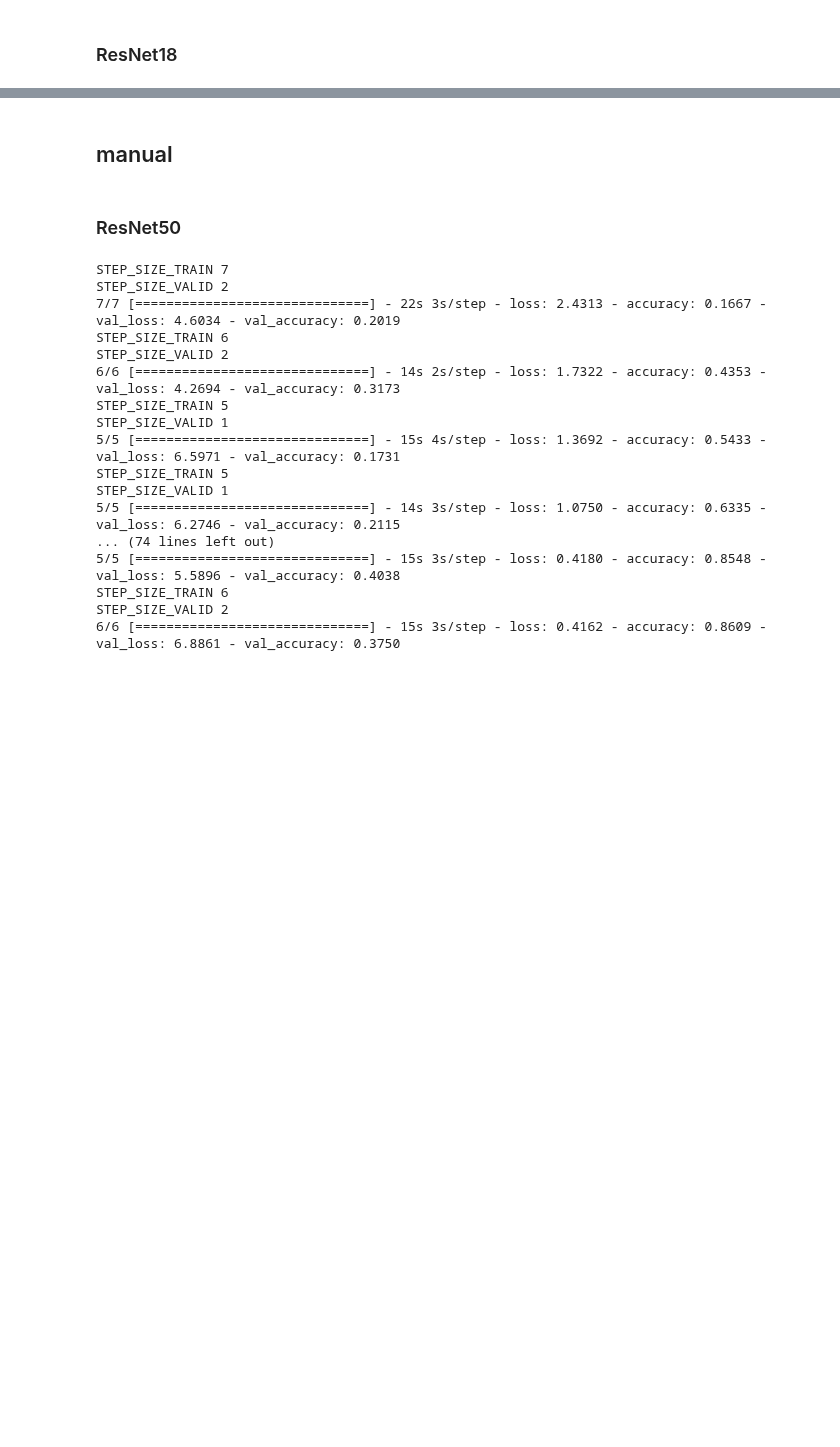
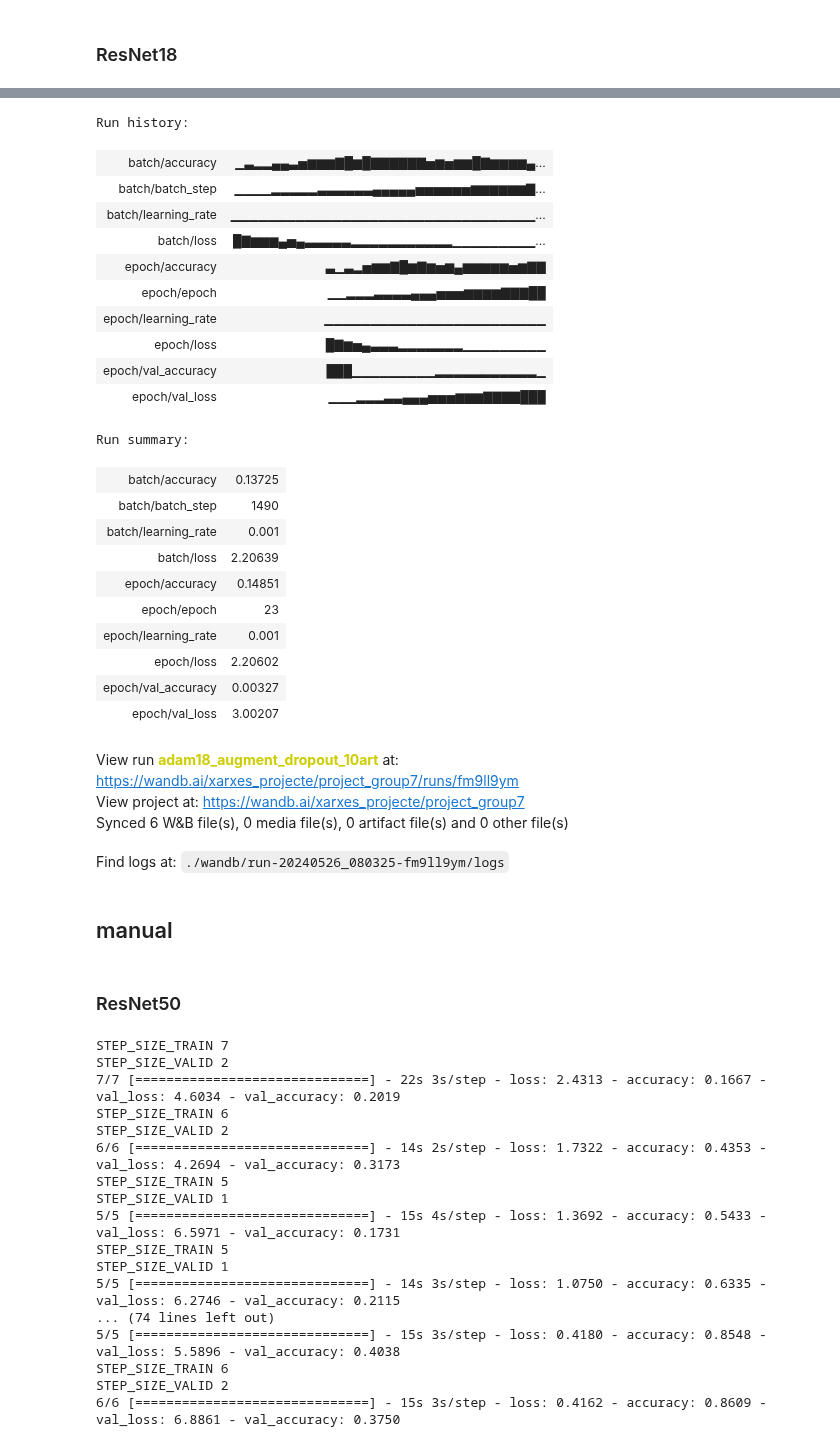
Before and after one commit to DCC-UAB/XNAPproject-grup07, a Jupyter notebook: our_code/base_code.ipynb, the cells around one changed output, grey strips where cells are left out. Drawn from its saved outputs; the diff is of its cells as text; code cells hidden in the pictures; blank space fills up the shorter version.

```diff
--- a/our_code/base_code.ipynb
+++ b/our_code/base_code.ipynb
@@ -669,3 +668,32 @@ Find logs at: .\wandb\run-20240525_180116-z1y3dpo1\logs
+# %%
+run.finish()
+# %% [output]
+Run history:
+| batch/accuracy | ▁▃▂▂▄▄▃▅▆▆▆▇█▆█▇▇▇▇▇▇▅▆▅▆▆█▇▆▆▆▆▄... |
+| batch/batch_step | ▁▁▁▁▂▂▂▂▂▃▃▃▃▃▃▄▄▄▄▄▅▅▅▅▅▅▆▆▆▆▆▆▇... |
+| batch/learning_rate | ▁▁▁▁▁▁▁▁▁▁▁▁▁▁▁▁▁▁▁▁▁▁▁▁▁▁▁▁▁▁▁▁▁... |
+| batch/loss | █▇▆▆▆▄▅▄▃▃▃▃▃▂▂▂▂▂▂▂▂▂▂▂▁▁▁▁▁▁▁▁▁... |
+| epoch/accuracy | ▃▁▃▂▅▆▆▇█▆▇▆▅▆▄▆▆▆▆▆▅▆▇▇ |
+| epoch/epoch | ▁▁▂▂▂▃▃▃▃▄▄▄▅▅▅▆▆▆▆▇▇▇██ |
+| epoch/learning_rate | ▁▁▁▁▁▁▁▁▁▁▁▁▁▁▁▁▁▁▁▁▁▁▁▁ |
+| epoch/loss | █▇▆▅▄▃▃▃▂▂▂▂▂▂▂▁▁▁▁▁▁▁▁▁ |
+| epoch/val_accuracy | ███▁▁▁▁▁▁▁▁▁▂▂▂▂▂▂▂▂▂▂▂▁ |
+| epoch/val_loss | ▁▁▁▂▂▂▃▃▄▄▄▅▅▅▆▆▆▇▇▇▇███ |
+Run summary:
+| batch/accuracy | 0.13725 |
+| batch/batch_step | 1490 |
+| batch/learning_rate | 0.001 |
+| batch/loss | 2.20639 |
+| epoch/accuracy | 0.14851 |
+| epoch/epoch | 23 |
+| epoch/learning_rate | 0.001 |
+| epoch/loss | 2.20602 |
+| epoch/val_accuracy | 0.00327 |
+| epoch/val_loss | 3.00207 |
+View run adam18_augment_dropout_10art at: https://wandb.ai/xarxes_projecte/project_group7/runs/fm9ll9ym
+View project at: https://wandb.ai/xarxes_projecte/project_group7
+Synced 6 W&B file(s), 0 media file(s), 0 artifact file(s) and 0 other file(s)
+Find logs at: ./wandb/run-20240526_080325-fm9ll9ym/logs
 # %% [markdown]
 ## manual
 # %% [markdown]
```
Also changed, not shown: parts of 9 cells of this notebook.
